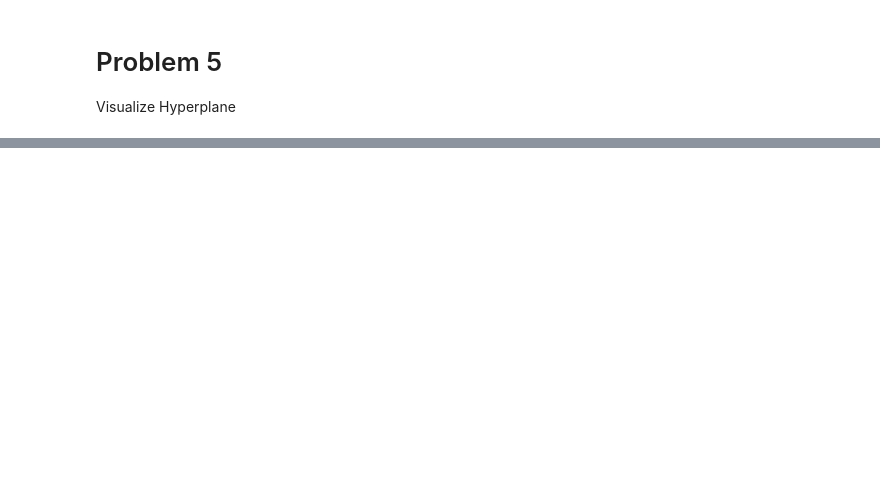
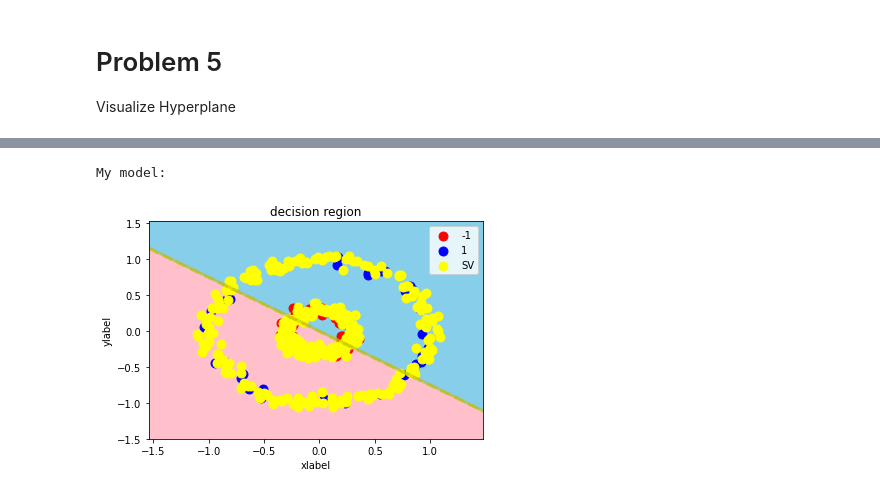
Before and after one commit to produdez/diveintocode-ml, a Jupyter notebook: Week 11/SVMScratch.ipynb, the cells around one changed output, grey strips where cells are left out. Cells and saved outputs as stored; diff of their text form; code cells hidden in the pictures; blank space fills up the shorter version.

```diff
--- a/Week 11/SVMScratch.ipynb
+++ b/Week 11/SVMScratch.ipynb
@@ -288,0 +343,7 @@ array([[1, 1],
+# %%
+y[y==0] = -1
+x_train,x_test,y_train,y_test = train_test_split(X,y,test_size = 0.2)
+model = ScratchSVMClassifier(100,0.01,verbose = True, improved= True)
+model.fit(x_train,y_train)
+pred = model.predict(x_test)
+print(confusion_matrix(pred,y_test))
@@ -288,0 +368,6 @@ array([[1, 1],
+# %%
+print('My model: ')
+decision_region(x_test,y_test,model,target_names = ['-1', '1'])
+# %% [output]
+My model:
+[figure, added]
```
Also changed, not shown: parts of 15 cells of this notebook.
